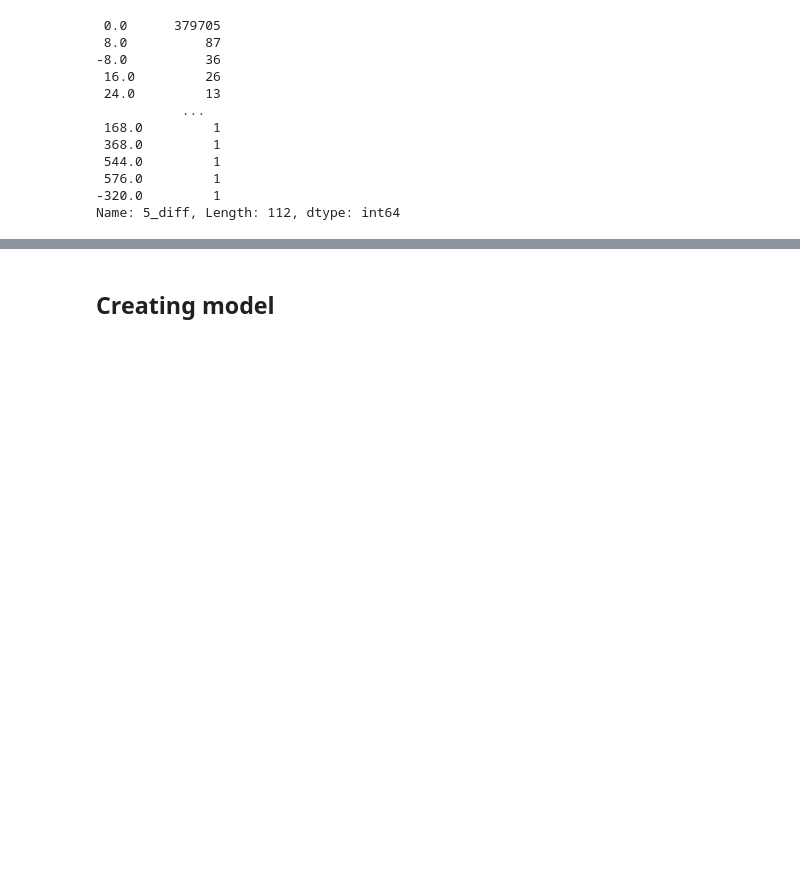
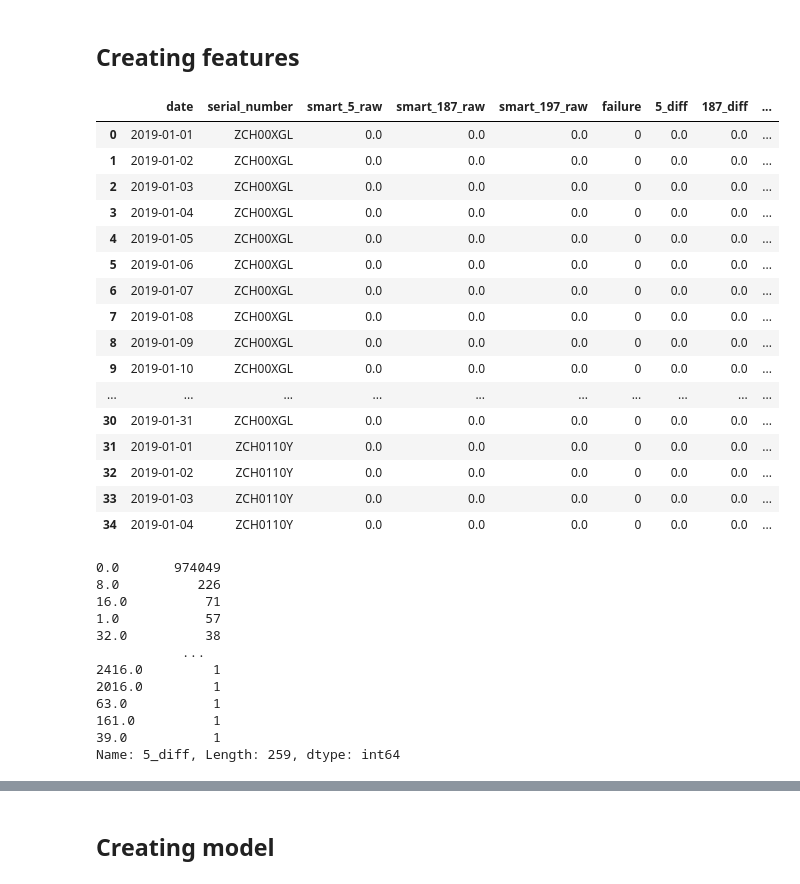
Before and after one commit to katevi/Hard-drive-failure-prediction, a Jupyter notebook: anomaly_detection_IF.ipynb, the cells around one changed output, grey strips where cells are left out. Drawn from its saved outputs; the diff is of its cells as text; code cells hidden in the pictures; blank space fills up the shorter version.

```diff
--- a/anomaly_detection_IF.ipynb
+++ b/anomaly_detection_IF.ipynb
@@ -117,15 +36,67 @@ df.head()
+# %% [markdown]
+## Creating features
+# %%
+def create_features(g):
+    # 5
+    smart_5_shifted = g['smart_5_raw'].shift(fill_value=0)
+    g['5_diff'] = g['smart_5_raw'] - smart_5_shifted
+    #g.at[1, '5_diff'] = 0
+    #g.ix[1, '5_diff'] = 0
+    # 187
+    smart_187_shifted = g['smart_187_raw'].shift(fill_value=0)
+    g['187_diff'] = g['smart_187_raw'] - smart_187_shifted
+    #g.at[1, '187_diff'] = 0
+    #g.ix[1, '187_diff'] = 0
+    # 197
+    smart_197_shifted = g['smart_197_raw'].shift(fill_value=0)
+    g['197_diff'] = g['smart_197_raw'] - smart_197_shifted
+    #g.at[1, '197_diff'] = 0
+    #g.ix[1, '197_diff'] = 0
+    return g
+
+
+#df = df.groupby(['serial_number'], group_keys=True).filter(lambda g: len(g['failure'].value_counts()) == 1
+#                                                           # disk failed => check variance > 0
+#                                                           or len(g['failure'].value_counts()) == 2
+#                                                          and len(g['5_diff'].value_counts()) > 0
+#                                                          and len(g['187_diff'].value_counts()) > 0
+#                                                          and len(g['197_diff'].value_counts()) > 0)
+
+#df1 = df1.reset_index()
+df1 = df
+df1 = df1.groupby(['serial_number'], group_keys=True, as_index=False).apply(lambda x: create_features(x))
+df1.reset_index(drop=True, inplace=True)
+df1.head(35)
+# %% [output]
+|  | date | serial_number | smart_5_raw | smart_187_raw | smart_197_raw | failure | 5_diff | 187_diff | ... |
+| 0 | 2019-01-01 | ZCH00XGL | 0.0 | 0.0 | 0.0 | 0 | 0.0 | 0.0 | ... |
+| 1 | 2019-01-02 | ZCH00XGL | 0.0 | 0.0 | 0.0 | 0 | 0.0 | 0.0 | ... |
+| 2 | 2019-01-03 | ZCH00XGL | 0.0 | 0.0 | 0.0 | 0 | 0.0 | 0.0 | ... |
+| 3 | 2019-01-04 | ZCH00XGL | 0.0 | 0.0 | 0.0 | 0 | 0.0 | 0.0 | ... |
+| 4 | 2019-01-05 | ZCH00XGL | 0.0 | 0.0 | 0.0 | 0 | 0.0 | 0.0 | ... |
+| 5 | 2019-01-06 | ZCH00XGL | 0.0 | 0.0 | 0.0 | 0 | 0.0 | 0.0 | ... |
+| 6 | 2019-01-07 | ZCH00XGL | 0.0 | 0.0 | 0.0 | 0 | 0.0 | 0.0 | ... |
+| 7 | 2019-01-08 | ZCH00XGL | 0.0 | 0.0 | 0.0 | 0 | 0.0 | 0.0 | ... |
+| 8 | 2019-01-09 | ZCH00XGL | 0.0 | 0.0 | 0.0 | 0 | 0.0 | 0.0 | ... |
+| 9 | 2019-01-10 | ZCH00XGL | 0.0 | 0.0 | 0.0 | 0 | 0.0 | 0.0 | ... |
+| ... | ... | ... | ... | ... | ... | ... | ... | ... | ... |
+| 30 | 2019-01-31 | ZCH00XGL | 0.0 | 0.0 | 0.0 | 0 | 0.0 | 0.0 | ... |
+| 31 | 2019-01-01 | ZCH0110Y | 0.0 | 0.0 | 0.0 | 0 | 0.0 | 0.0 | ... |
+| 32 | 2019-01-02 | ZCH0110Y | 0.0 | 0.0 | 0.0 | 0 | 0.0 | 0.0 | ... |
+| 33 | 2019-01-03 | ZCH0110Y | 0.0 | 0.0 | 0.0 | 0 | 0.0 | 0.0 | ... |
+| 34 | 2019-01-04 | ZCH0110Y | 0.0 | 0.0 | 0.0 | 0 | 0.0 | 0.0 | ... |
 # %%
-df['5_diff'].value_counts()
+df1['5_diff'].value_counts()
 # %% [output]
- 0.0      379705
- 8.0          87
--8.0          36
- 16.0         26
- 24.0         13
+0.0       974049
+8.0          226
+16.0          71
+1.0           57
+32.0          38
            ...
- 168.0         1
- 368.0         1
- 544.0         1
- 576.0         1
--320.0         1
-Name: 5_diff, Length: 112, dtype: int64
+2416.0         1
+2016.0         1
+63.0           1
+161.0          1
+39.0           1
+Name: 5_diff, Length: 259, dtype: int64
```
Also changed, not shown: parts of 34 cells of this notebook.
